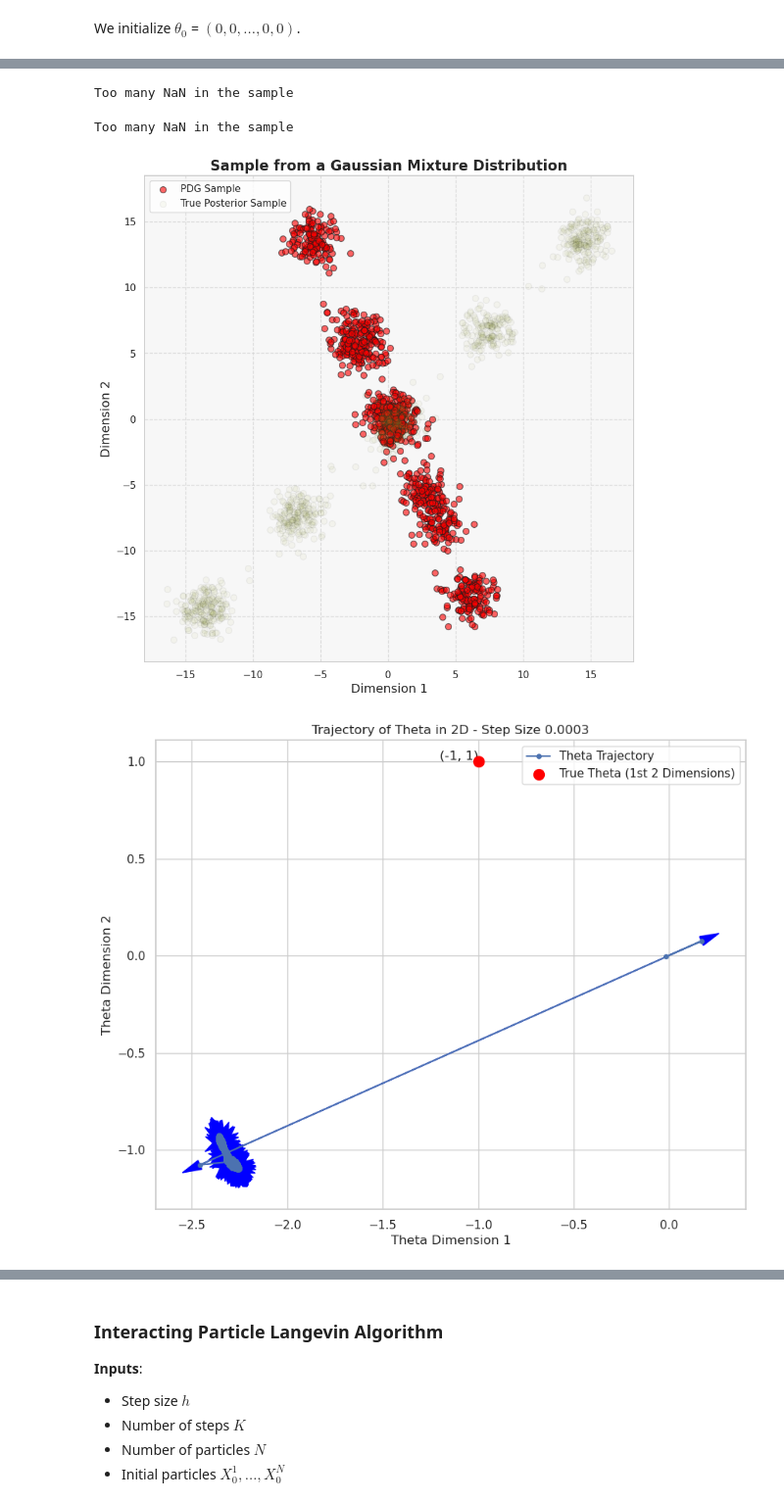
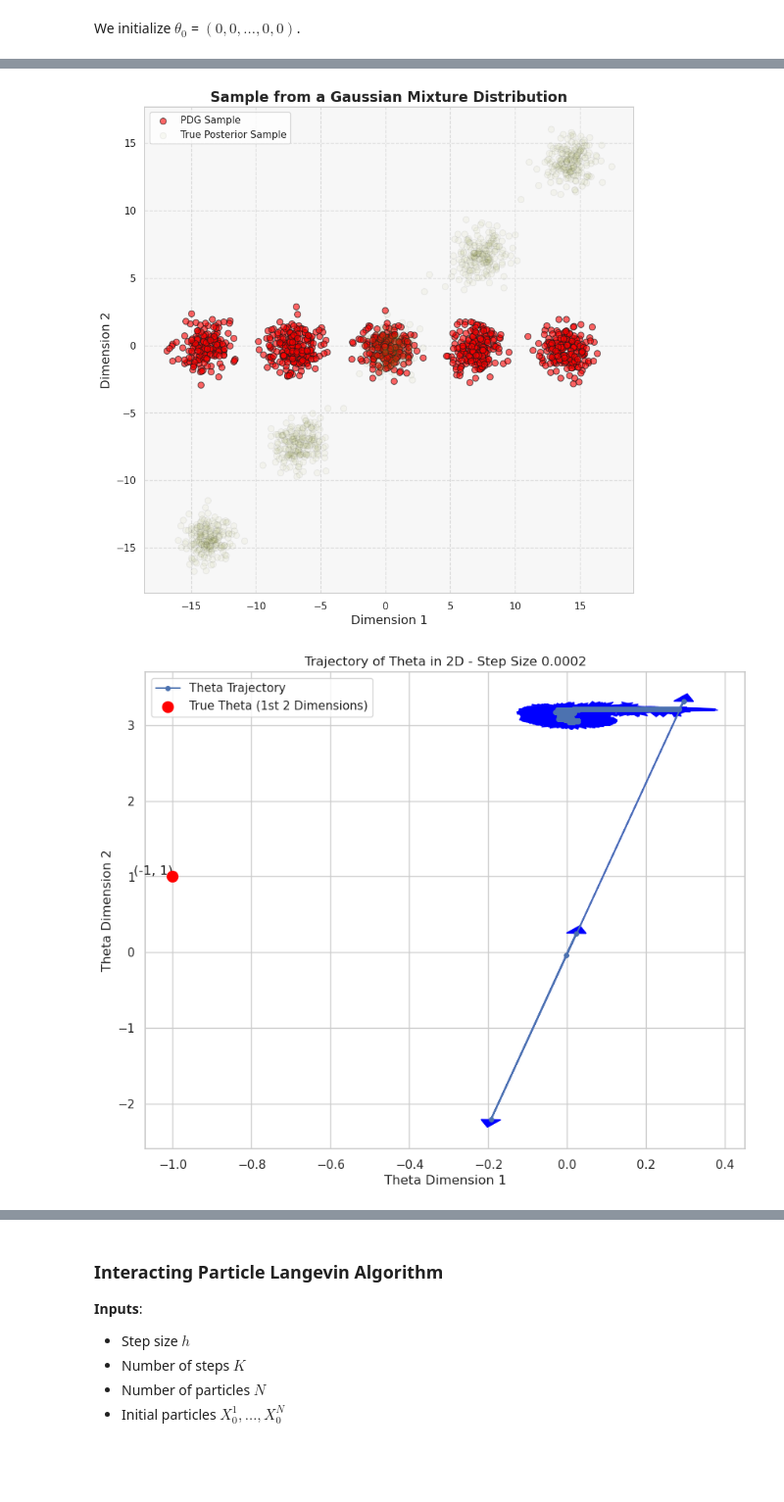
Before and after one commit to PyTomSss/Research_Project-Imperial_College, a Jupyter notebook: Interacting Particles - MMLE/Parameter Estimation MMLE V2.ipynb, the cells around one changed output, grey strips where cells are left out. Shown at 98% size. Saved outputs shown, nothing was run; the diff lists cells and outputs as text; code cells hidden in the pictures; blank space fills up the shorter version.

```diff
--- a/Interacting Particles - MMLE/Parameter Estimation MMLE V2.ipynb
+++ b/Interacting Particles - MMLE/Parameter Estimation MMLE V2.ipynb
@@ -85,5 +85,5 @@ Weights vector : [0.04 0.04 0.04 0.04 0.04 0.04 0.04 0.04 0.04 0.04 0.04 0.04 0.
 # %%
-x_star = sample_prior_dx(1, params[0], params[1], params[2])
+x_star = sample_prior_dx(1, params_prior[0], params_prior[1], params_prior[2])
 
 #theta_star = np.random.uniform(0, 1, 10)
 theta_star = np.tile([-1, 1], 5)
@@ -95,7 +95,7 @@ array([-52.57532658])
 # %% [markdown]
 Here we simply plot the true posterior Distribution of the model given the observation and $\theta$
 # %%
-centers_posteriori, covariances_posteriori, weights_posteriori = post_params_dx(theta_star, 0.1, params[0], params[1], params[2], y_obs_dx)
+centers_posteriori, covariances_posteriori, weights_posteriori = post_params_dx(theta_star, 0.1, params_prior[0], params_prior[1], params_prior[2], y_obs_dx)
 
 sample_post = sample_prior_dx(1000, centers_posteriori, covariances_posteriori, weights_posteriori)
 
@@ -245,7 +268,7 @@ We initialize $\theta_0$ = $(0,0, ...,0,0)$.
 theta_0 = np.zeros(10)
 sigma_y = 0.1
 
-final_sample, theta_estimated, theta_traj = PGD_dx(1000, 8000, 0.0003, params_prior[0], params_prior[1], params_prior[2], theta_0, sigma_y, y_obs_dx, plot = True, plot_true_theta = theta_star)
+final_sample, theta_estimated, theta_traj = PGD_dx(1000, 8000, 0.0002, params_prior[0], params_prior[1], params_prior[2], theta_0, sigma_y, y_obs_dx, plot = True, plot_true_theta = theta_star)
 
 print(theta_estimated)
 # %% [output]
@@ -253,4 +275,2 @@ Too many NaN in the sample
-Too many NaN in the sample
-Too many NaN in the sample
-[figure, old version]
+[figure, new version]
-[figure, old version]
+[figure, new version]
```
Also changed, not shown: parts of 12 cells of this notebook, 1 other file.
